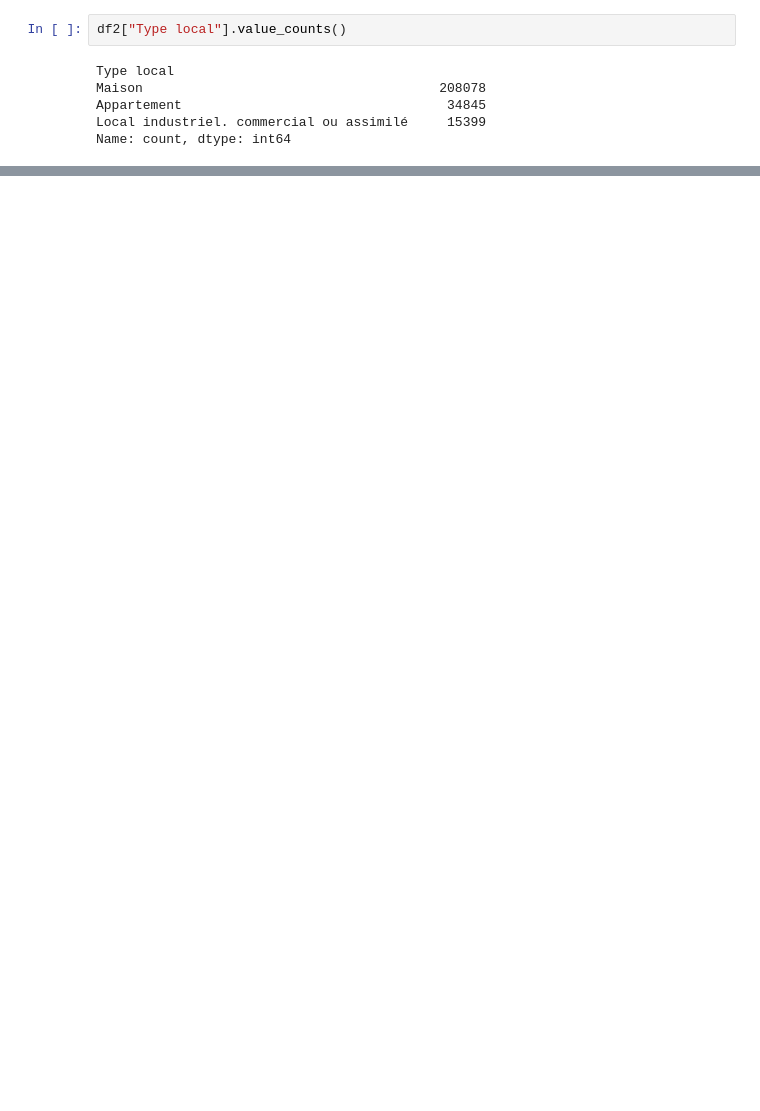
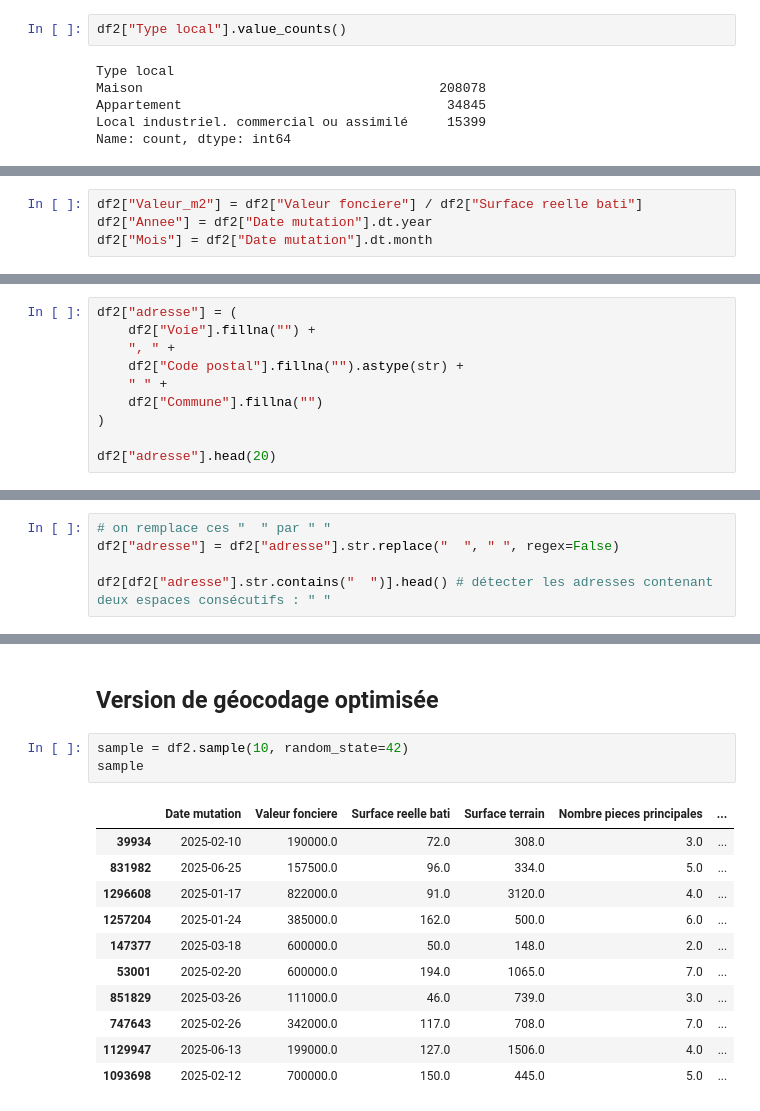
Before and after one commit to constantinsimon/Projet-Python-2A-ENSAE, a Jupyter notebook: description.ipynb, the cells around one changed output, grey strips where cells are left out. Drawn from its saved outputs; the diff is of its cells as text; blank space fills up the shorter version.

Commit message:
création adresse + géolocalisateur V1

```diff
--- a/description.ipynb
+++ b/description.ipynb
@@ -138,0 +141,4 @@ Name: count, dtype: int64
+# %%
+df2["Valeur_m2"] = df2["Valeur fonciere"] / df2["Surface reelle bati"]
+df2["Annee"] = df2["Date mutation"].dt.year
+df2["Mois"] = df2["Date mutation"].dt.month
@@ -138,0 +154,10 @@ Name: count, dtype: int64
+# %%
+df2["adresse"] = (
+    df2["Voie"].fillna("") +
+    ", " +
+    df2["Code postal"].fillna("").astype(str) +
+    " " +
+    df2["Commune"].fillna("")
+)
+
+df2["adresse"].head(20)
@@ -138,0 +194,5 @@ Name: count, dtype: int64
+# %%
+# on remplace ces "  " par " "
+df2["adresse"] = df2["adresse"].str.replace("  ", " ", regex=False)
+
+df2[df2["adresse"].str.contains("  ")].head() # détecter les adresses contenant deux espaces consécutifs : " "
@@ -138,0 +231,17 @@ Name: count, dtype: int64
+# %% [markdown]
+## Version de géocodage optimisée
+# %%
+sample = df2.sample(10, random_state=42)
+sample
+# %% [output]
+|  | Date mutation | Valeur fonciere | Surface reelle bati | Surface terrain | Nombre pieces principales | ... |
+| 39934 | 2025-02-10 | 190000.0 | 72.0 | 308.0 | 3.0 | ... |
+| 831982 | 2025-06-25 | 157500.0 | 96.0 | 334.0 | 5.0 | ... |
+| 1296608 | 2025-01-17 | 822000.0 | 91.0 | 3120.0 | 4.0 | ... |
+| 1257204 | 2025-01-24 | 385000.0 | 162.0 | 500.0 | 6.0 | ... |
+| 147377 | 2025-03-18 | 600000.0 | 50.0 | 148.0 | 2.0 | ... |
+| 53001 | 2025-02-20 | 600000.0 | 194.0 | 1065.0 | 7.0 | ... |
+| 851829 | 2025-03-26 | 111000.0 | 46.0 | 739.0 | 3.0 | ... |
+| 747643 | 2025-02-26 | 342000.0 | 117.0 | 708.0 | 7.0 | ... |
+| 1129947 | 2025-06-13 | 199000.0 | 127.0 | 1506.0 | 4.0 | ... |
+| 1093698 | 2025-02-12 | 700000.0 | 150.0 | 445.0 | 5.0 | ... |
```
Also changed, not shown: parts of 16 cells of this notebook.
